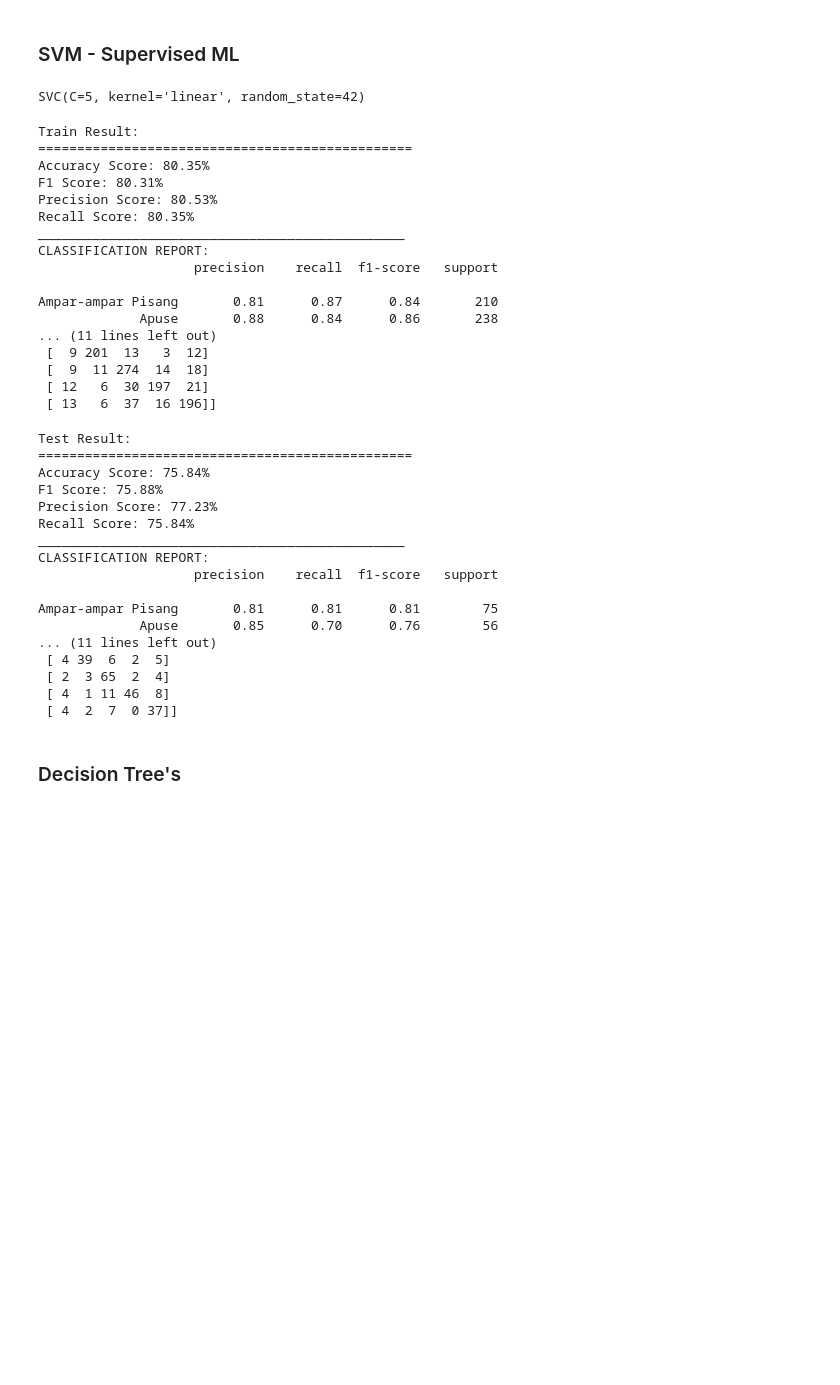
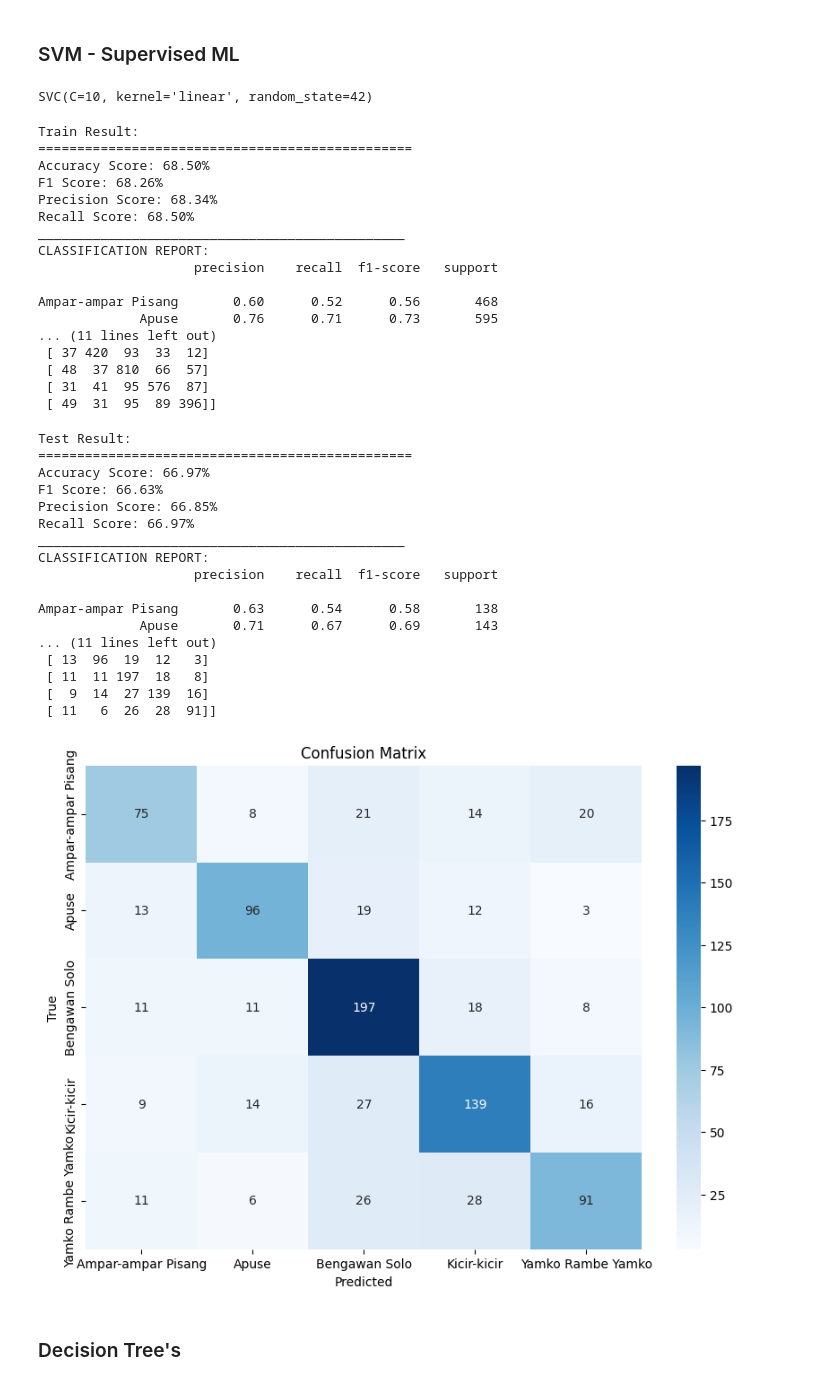
Before and after one commit to Mengkodingkan/suaranusa-model, a Jupyter notebook: main.ipynb, the cells around one changed output. Cells and saved outputs as stored; diff of their text form; code cells hidden in the pictures; blank space fills up the shorter version.

```diff
--- a/main.ipynb
+++ b/main.ipynb
@@ -492,52 +480,68 @@ plt.show()
 from sklearn.svm import SVC
 
 # Train an SVM model
-svm_model = SVC(kernel='linear', random_state=42, C=len(model.classes_))
+svm_model = SVC(kernel='linear', random_state=42, C=10)
 svm_model.fit(X_train, y_train)
 # %% [output]
-SVC(C=5, kernel='linear', random_state=42)
+SVC(C=10, kernel='linear', random_state=42)
 # %%
 # Evaluate the SVM model
 print_score(svm_model, X_train, y_train, X_test, y_test, train=True)
 # %% [output]
 Train Result:
 ================================================
-Accuracy Score: 80.35%
-F1 Score: 80.31%
-Precision Score: 80.53%
-Recall Score: 80.35%
+Accuracy Score: 68.50%
+F1 Score: 68.26%
+Precision Score: 68.34%
+Recall Score: 68.50%
 _______________________________________________
 CLASSIFICATION REPORT:
                     precision    recall  f1-score   support
 
-Ampar-ampar Pisang       0.81      0.87      0.84       210
-             Apuse       0.88      0.84      0.86       238
+Ampar-ampar Pisang       0.60      0.52      0.56       468
+             Apuse       0.76      0.71      0.73       595
 ... (11 lines left out)
- [  9 201  13   3  12]
- [  9  11 274  14  18]
- [ 12   6  30 197  21]
- [ 13   6  37  16 196]]
+ [ 37 420  93  33  12]
+ [ 48  37 810  66  57]
+ [ 31  41  95 576  87]
+ [ 49  31  95  89 396]]
 # %%
 
 print_score(svm_model, X_train, y_train, X_test, y_test, train=False)
 # %% [output]
 Test Result:
 ================================================
-Accuracy Score: 75.84%
-F1 Score: 75.88%
-Precision Score: 77.23%
-Recall Score: 75.84%
+Accuracy Score: 66.97%
+F1 Score: 66.63%
+Precision Score: 66.85%
+Recall Score: 66.97%
 _______________________________________________
 CLASSIFICATION REPORT:
                     precision    recall  f1-score   support
 
-Ampar-ampar Pisang       0.81      0.81      0.81        75
-             Apuse       0.85      0.70      0.76        56
+Ampar-ampar Pisang       0.63      0.54      0.58       138
+             Apuse       0.71      0.67      0.69       143
 ... (11 lines left out)
- [ 4 39  6  2  5]
- [ 2  3 65  2  4]
- [ 4  1 11 46  8]
- [ 4  2  7  0 37]]
+ [ 13  96  19  12   3]
+ [ 11  11 197  18   8]
+ [  9  14  27 139  16]
+ [ 11   6  26  28  91]]
+# %%
+# confusion matrix
+y_pred = svm_model.predict(X_test)
+
+# Generate the confusion matrix
+cm = confusion_matrix(y_test, y_pred, labels=svm_model.classes_)
+# Plot the confusion matrix
+plt.figure(figsize=(10, 7))
+sns.heatmap(cm, annot=True, fmt='d', cmap='Blues', xticklabels=svm_model.classes_, yticklabels=svm_model.classes_)
+
+plt.xlabel('Predicted')
+plt.ylabel('True')
+plt.title('Confusion Matrix')
+plt.show()
+# %% [output]
+[figure, added]
 # %% [markdown]
 ### Decision Tree's
 # %%
```
Also changed, not shown: parts of 19 cells of this notebook, 6 other files.
